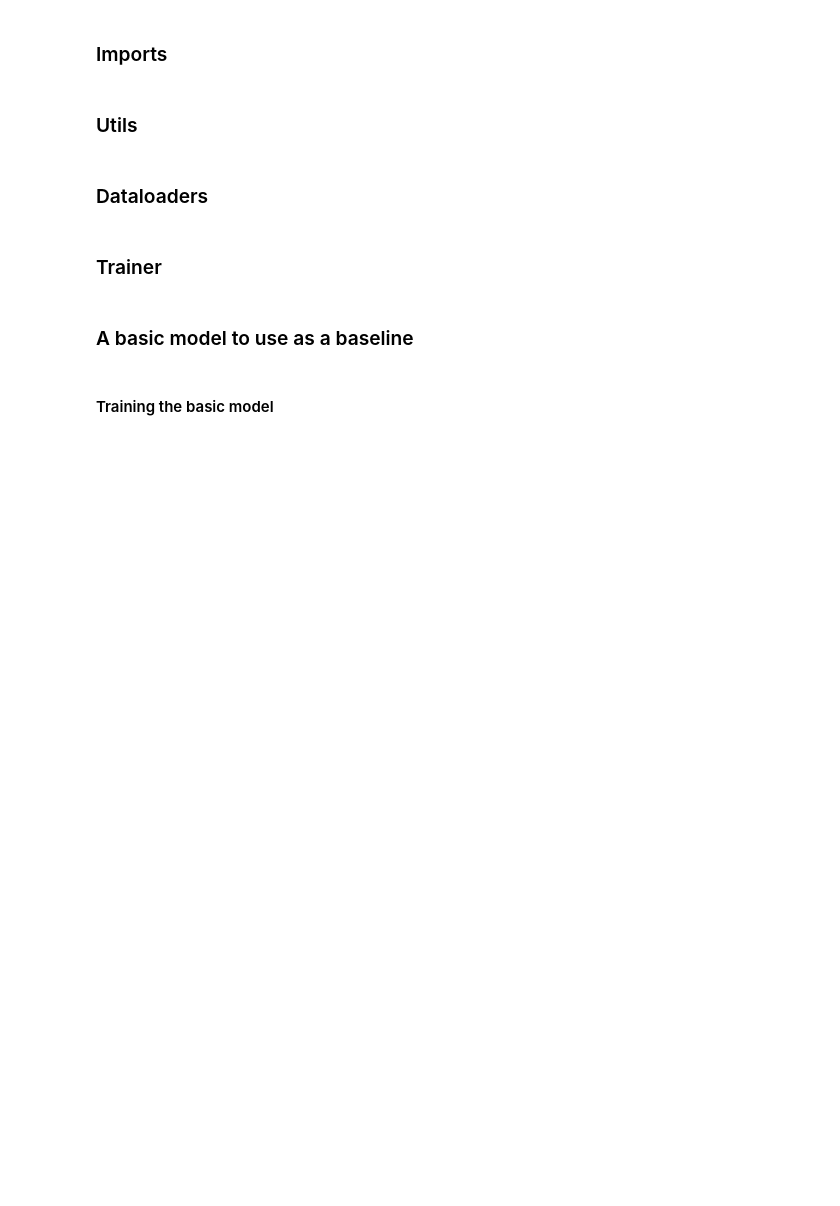
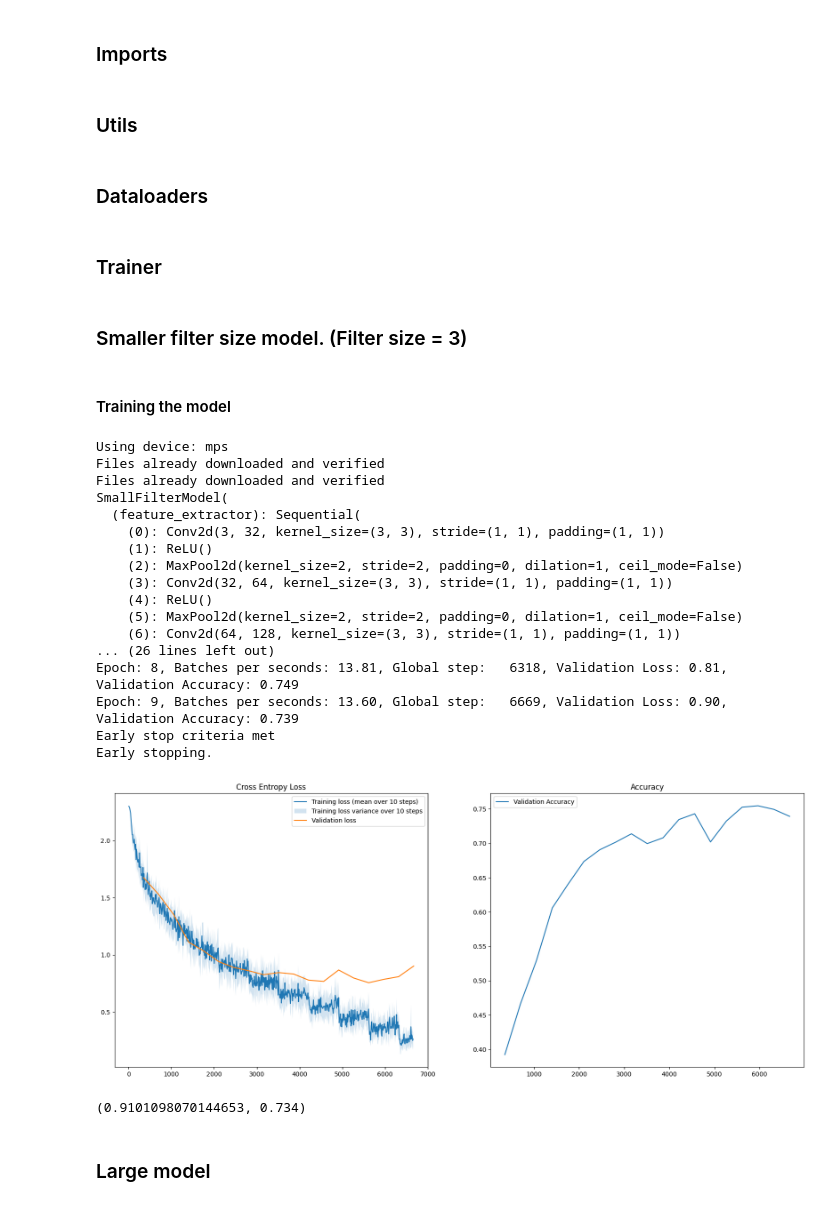
Before and after one commit to eirivarn/TDT4265_ComputerVision, a Jupyter notebook: assignment3/task3.ipynb, the cells around one changed output. Cells and saved outputs as stored; diff of their text form; code cells hidden in the pictures; blank space fills up the shorter version.

Commit message:
Task 3 improvements, accuracy 7954

```diff
--- a/assignment3/task3.ipynb
+++ b/assignment3/task3.ipynb
@@ -421,3 +450,3 @@ class Trainer:
-# %% [markdown]
-### A basic model to use as a baseline
+# %% [markdown]
+### Smaller filter size model. (Filter size = 3)
 # %%
@@ -498,2 +490,41 @@ def create_plots(trainer: Trainer, name: str):
 # %% [markdown]
-#### Training the basic model
+#### Training the model
+# %%
+
+set_seed(0)
+print(f"Using device: {get_device()}")
+epochs = 10
+batch_size = 64
+learning_rate = 5e-2
+early_stop_count = 4
+dataloaders = load_cifar10(batch_size)
+model = SmallFilterModel(image_channels=3, num_classes=10)
+trainer = Trainer(
+    batch_size, learning_rate, early_stop_count, epochs, model, dataloaders
+)
+trainer.train()
+create_plots(trainer, "task3 SmallFilterModel")
+trainer.model.eval()
+compute_loss_and_accuracy(trainer.dataloader_test, model, torch.nn.CrossEntropyLoss())
+# %% [output]
+Using device: mps
+Files already downloaded and verified
+Files already downloaded and verified
+SmallFilterModel(
+  (feature_extractor): Sequential(
+    (0): Conv2d(3, 32, kernel_size=(3, 3), stride=(1, 1), padding=(1, 1))
+    (1): ReLU()
+    (2): MaxPool2d(kernel_size=2, stride=2, padding=0, dilation=1, ceil_mode=False)
+    (3): Conv2d(32, 64, kernel_size=(3, 3), stride=(1, 1), padding=(1, 1))
+    (4): ReLU()
+    (5): MaxPool2d(kernel_size=2, stride=2, padding=0, dilation=1, ceil_mode=False)
+    (6): Conv2d(64, 128, kernel_size=(3, 3), stride=(1, 1), padding=(1, 1))
+... (26 lines left out)
+Epoch: 8, Batches per seconds: 13.81, Global step:   6318, Validation Loss: 0.81, Validation Accuracy: 0.749
+Epoch: 9, Batches per seconds: 13.60, Global step:   6669, Validation Loss: 0.90, Validation Accuracy: 0.739
+Early stop criteria met
+Early stopping.
+[figure, added]
+(0.9101098070144653, 0.734)
+# %% [markdown]
+### Large model
```
Also changed, not shown: parts of 15 cells of this notebook, 17 other files.
